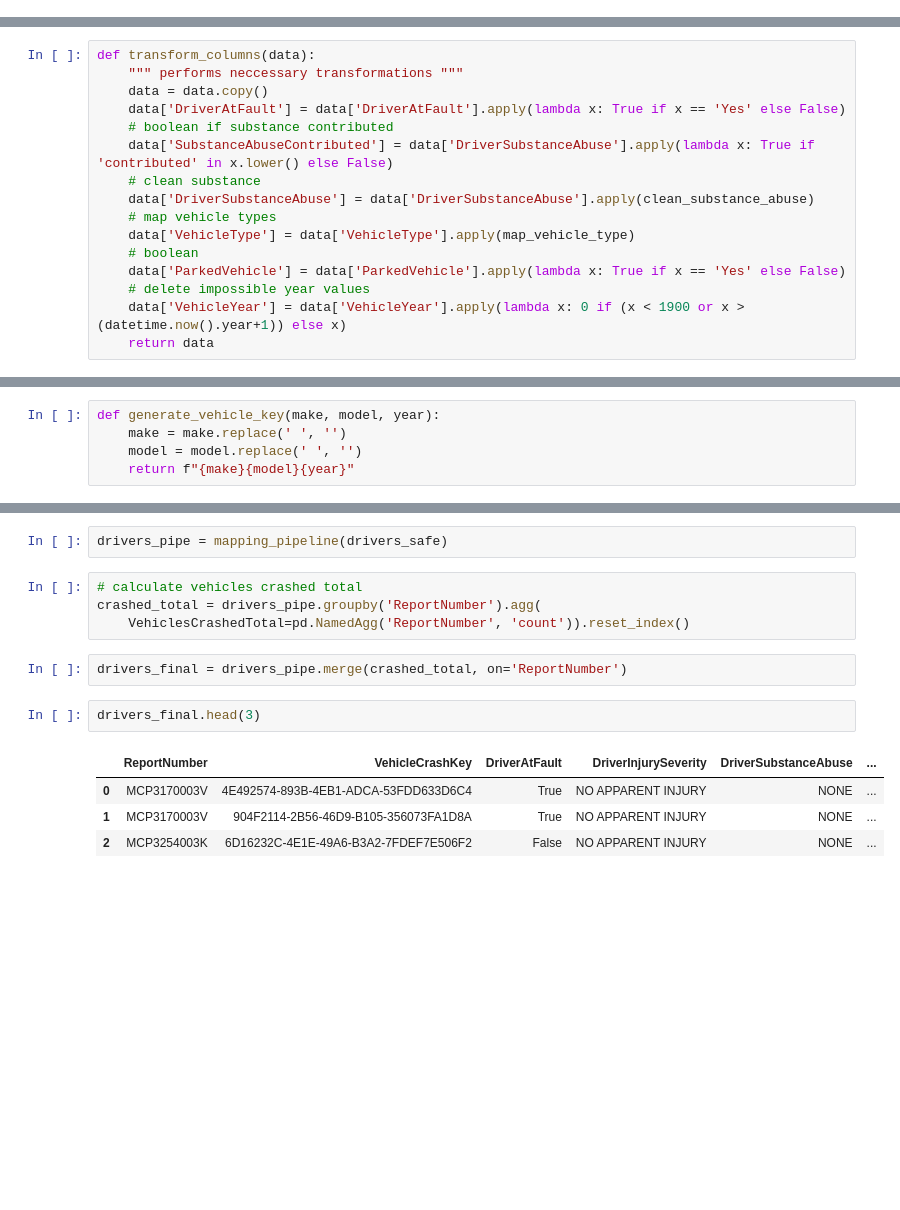
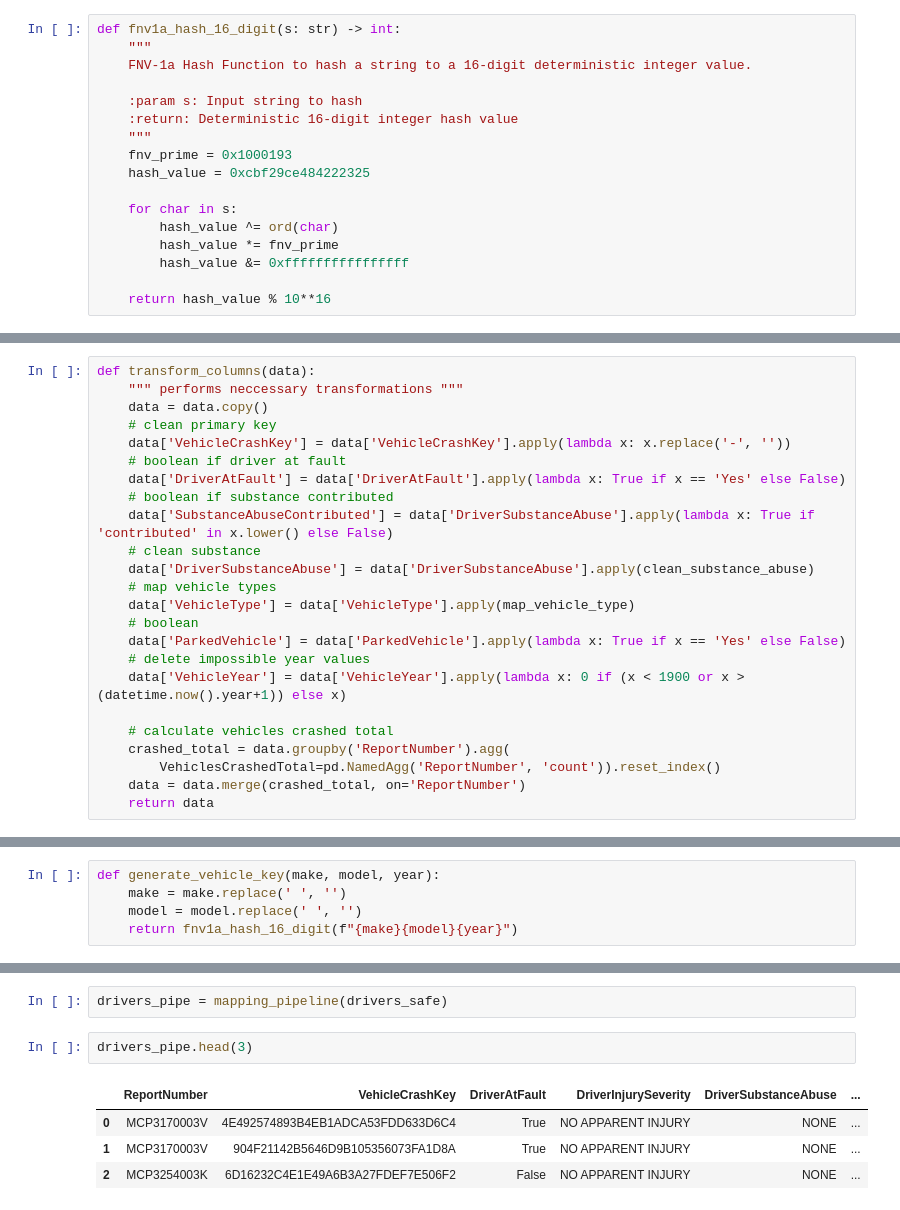
Before and after one commit to tymsoncyferki/vehicle-crashes-dwh, a Jupyter notebook: notebooks/etl_vehicles.ipynb, the cells around one changed output, grey strips where cells are left out. Cells and saved outputs as stored; diff of their text form; blank space fills up the shorter version.

Commit message:
poprawione primary key

```diff
--- a/notebooks/etl_vehicles.ipynb
+++ b/notebooks/etl_vehicles.ipynb
@@ -12,6 +12,23 @@ from difflib import get_close_matches
 drivers_raw = pd.read_csv("../data/montgomery_drivers.csv")
 # %% [markdown]
 #### utils
+# %%
+def fnv1a_hash_16_digit(s: str) -> int:
+    """
+    FNV-1a Hash Function to hash a string to a 16-digit deterministic integer value.
+
+    :param s: Input string to hash
+    :return: Deterministic 16-digit integer hash value
+    """
+    fnv_prime = 0x1000193
+    hash_value = 0xcbf29ce484222325
+
+    for char in s:
+        hash_value ^= ord(char)
+        hash_value *= fnv_prime
+        hash_value &= 0xffffffffffffffff
+
+    return hash_value % 10**16
 # %%
 def describe(column):
     return column.value_counts(dropna=False)
@@ -75,6 +92,9 @@ def handle_nans(data):
 def transform_columns(data):
     """ performs neccessary transformations """
     data = data.copy()
+    # clean primary key
+    data['VehicleCrashKey'] = data['VehicleCrashKey'].apply(lambda x: x.replace('-', ''))
+    # boolean if driver at fault
     data['DriverAtFault'] = data['DriverAtFault'].apply(lambda x: True if x == 'Yes' else False)
     # boolean if substance contributed
     data['SubstanceAbuseContributed'] = data['DriverSubstanceAbuse'].apply(lambda x: True if 'contributed' in x.lower() else False)
@@ -86,6 +106,11 @@ def transform_columns(data):
     data['ParkedVehicle'] = data['ParkedVehicle'].apply(lambda x: True if x == 'Yes' else False)
     # delete impossible year values
     data['VehicleYear'] = data['VehicleYear'].apply(lambda x: 0 if (x < 1900 or x > (datetime.now().year+1)) else x)
+
+    # calculate vehicles crashed total
+    crashed_total = data.groupby('ReportNumber').agg(
+        VehiclesCrashedTotal=pd.NamedAgg('ReportNumber', 'count')).reset_index()
+    data = data.merge(crashed_total, on='ReportNumber')
     return data
 # %%
 drivers_prep = prepare_data(drivers_raw)
@@ -190,7 +215,7 @@ def aggregate_models(data):
 def generate_vehicle_key(make, model, year):
     make = make.replace(' ', '')
     model = model.replace(' ', '')
-    return f"{make}{model}{year}"
+    return fnv1a_hash_16_digit(f"{make}{model}{year}")
 # %%
 def transform_vehicle_data(data):
     data['Transmission'] = data['Transmission'].apply(transform_transmission)
@@ -337,17 +362,11 @@ def mapping_pipeline(data):
     return data
 # %%
 drivers_pipe = mapping_pipeline(drivers_safe)
-# %%
-# calculate vehicles crashed total
-crashed_total = drivers_pipe.groupby('ReportNumber').agg(
-    VehiclesCrashedTotal=pd.NamedAgg('ReportNumber', 'count')).reset_index()
-# %%
-drivers_final = drivers_pipe.merge(crashed_total, on='ReportNumber')
 # %%
-drivers_final.head(3)
+drivers_pipe.head(3)
 # %% [output]
 |  | ReportNumber | VehicleCrashKey | DriverAtFault | DriverInjurySeverity | DriverSubstanceAbuse | ... |
-| 0 | MCP3170003V | 4E492574-893B-4EB1-ADCA-53FDD633D6C4 | True | NO APPARENT INJURY | NONE | ... |
-| 1 | MCP3170003V | 904F2114-2B56-46D9-B105-356073FA1D8A | True | NO APPARENT INJURY | NONE | ... |
-| 2 | MCP3254003K | 6D16232C-4E1E-49A6-B3A2-7FDEF7E506F2 | False | NO APPARENT INJURY | NONE | ... |
+| 0 | MCP3170003V | 4E492574893B4EB1ADCA53FDD633D6C4 | True | NO APPARENT INJURY | NONE | ... |
+| 1 | MCP3170003V | 904F21142B5646D9B105356073FA1D8A | True | NO APPARENT INJURY | NONE | ... |
+| 2 | MCP3254003K | 6D16232C4E1E49A6B3A27FDEF7E506F2 | False | NO APPARENT INJURY | NONE | ... |
 # %%
```
Also changed, not shown: parts of 5 cells of this notebook, 9 other files.
